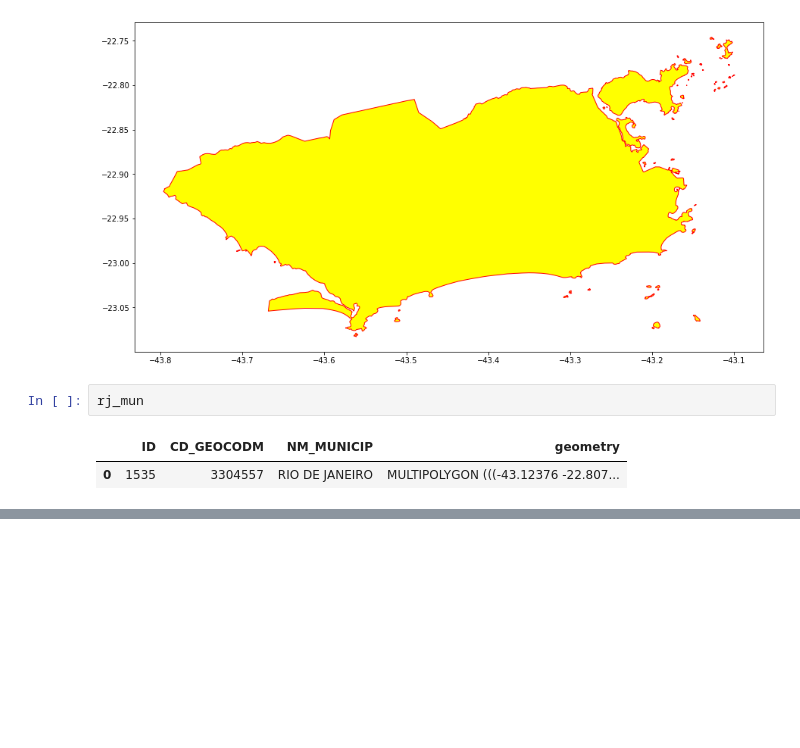
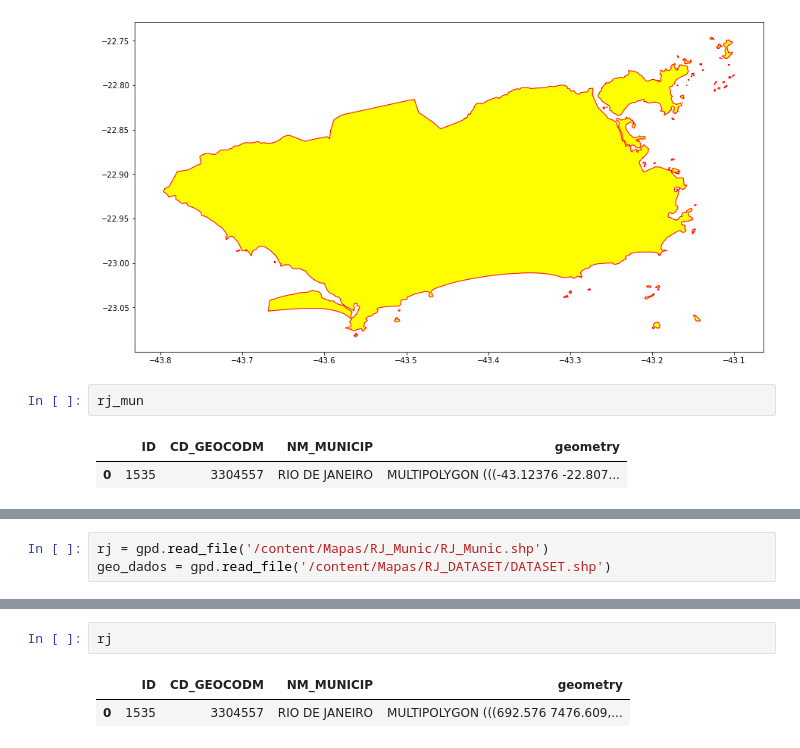
Before and after one commit to julianovale/BB_Evolution, a Jupyter notebook: 0025_AluraBB_Geopandas01.ipynb, the cells around one changed output, grey strips where cells are left out. Drawn from its saved outputs; the diff is of its cells as text; blank space fills up the shorter version.

```diff
--- a/0025_AluraBB_Geopandas01.ipynb
+++ b/0025_AluraBB_Geopandas01.ipynb
@@ -116,0 +267,3 @@ rj_mun
+# %%
+rj = gpd.read_file('/content/Mapas/RJ_Munic/RJ_Munic.shp')
+geo_dados = gpd.read_file('/content/Mapas/RJ_DATASET/DATASET.shp')
@@ -116,0 +302,5 @@ rj_mun
+# %%
+rj
+# %% [output]
+|  | ID | CD_GEOCODM | NM_MUNICIP | geometry |
+| 0 | 1535 | 3304557 | RIO DE JANEIRO | MULTIPOLYGON (((692.576 7476.609,... |
```
Also changed, not shown: parts of 20 cells of this notebook.
